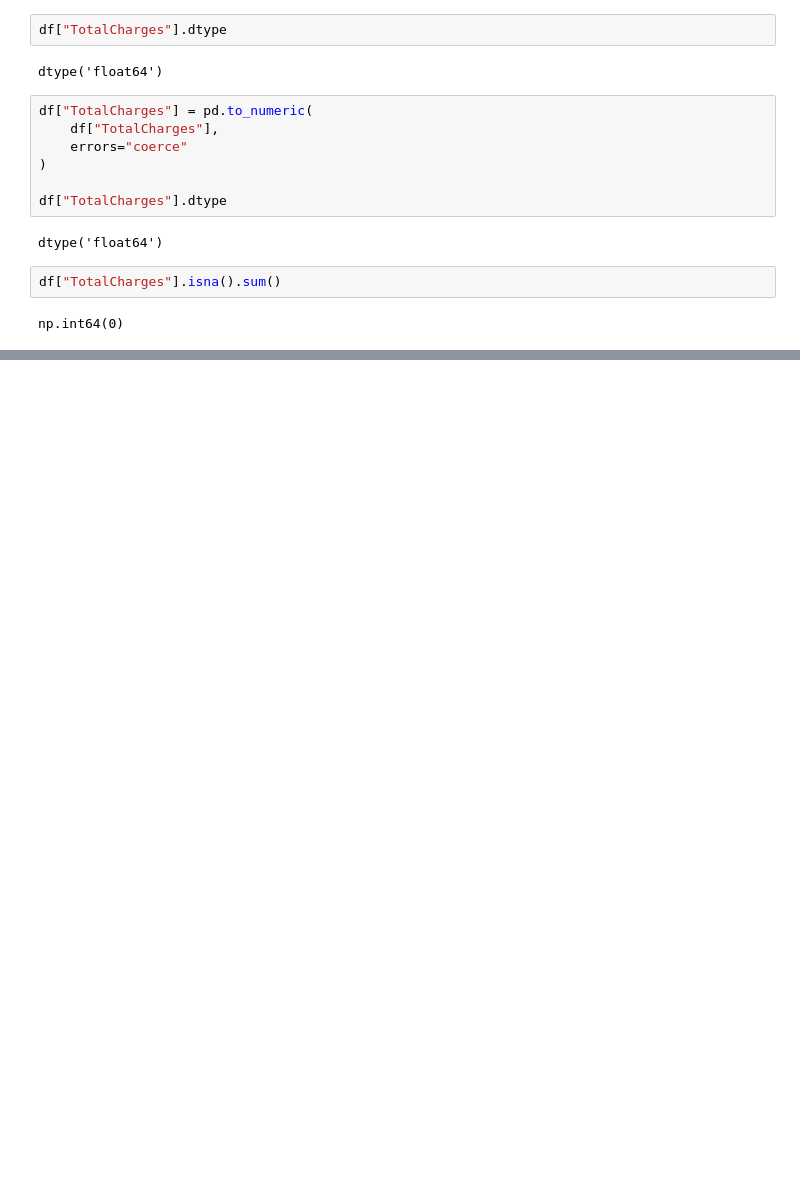
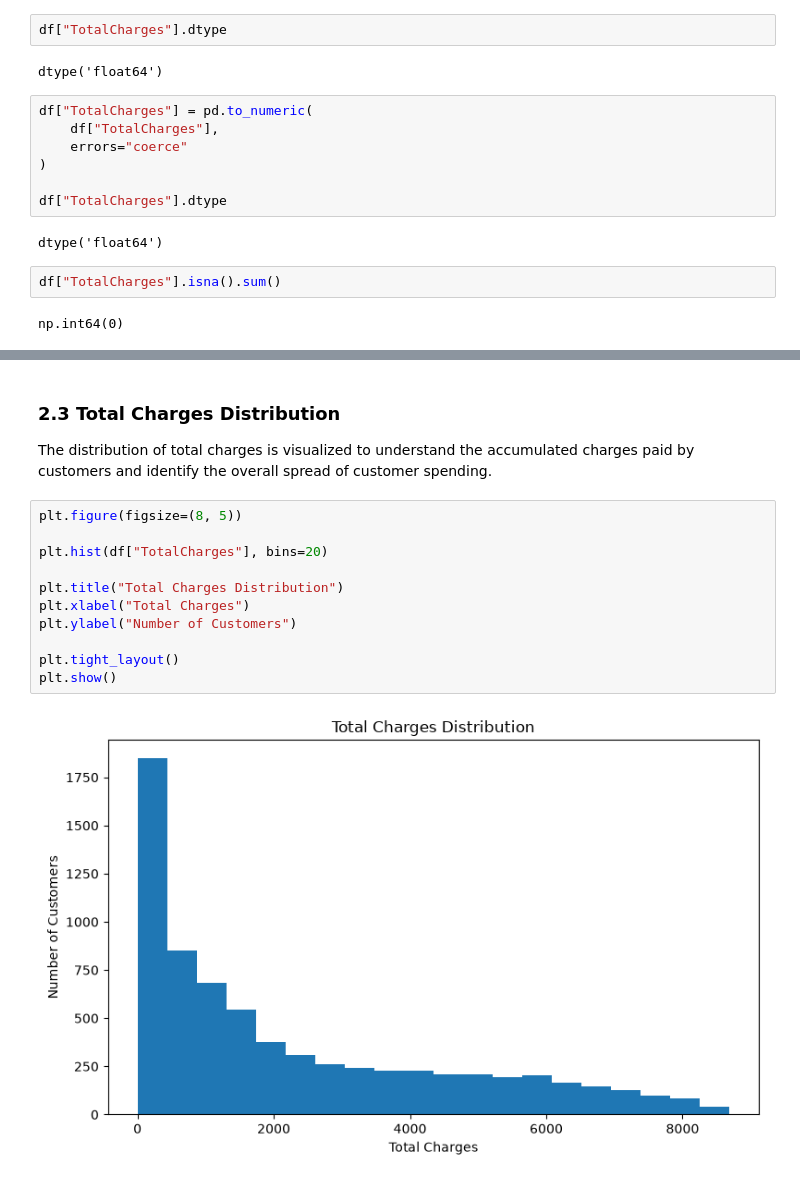
Before and after one commit to sagarsiddharth09-blip/customer-churn-LTV-engine, a Jupyter notebook: Akshay_Baseline_Analytics.ipynb, the cells around one changed output, grey strips where cells are left out. Saved outputs shown, nothing was run; the diff lists cells and outputs as text; blank space fills up the shorter version.

```diff
--- a/Akshay_Baseline_Analytics.ipynb
+++ b/Akshay_Baseline_Analytics.ipynb
@@ -567,0 +720,17 @@ np.int64(0)
+# %% [markdown]
+### 2.3 Total Charges Distribution
+
+The distribution of total charges is visualized to understand the accumulated charges paid by customers and identify the overall spread of customer spending.
+# %%
+plt.figure(figsize=(8, 5))
+
+plt.hist(df["TotalCharges"], bins=20)
+
+plt.title("Total Charges Distribution")
+plt.xlabel("Total Charges")
+plt.ylabel("Number of Customers")
+
+plt.tight_layout()
+plt.show()
+# %% [output]
+[figure, added]
```
Also changed, not shown: parts of 54 cells of this notebook.
